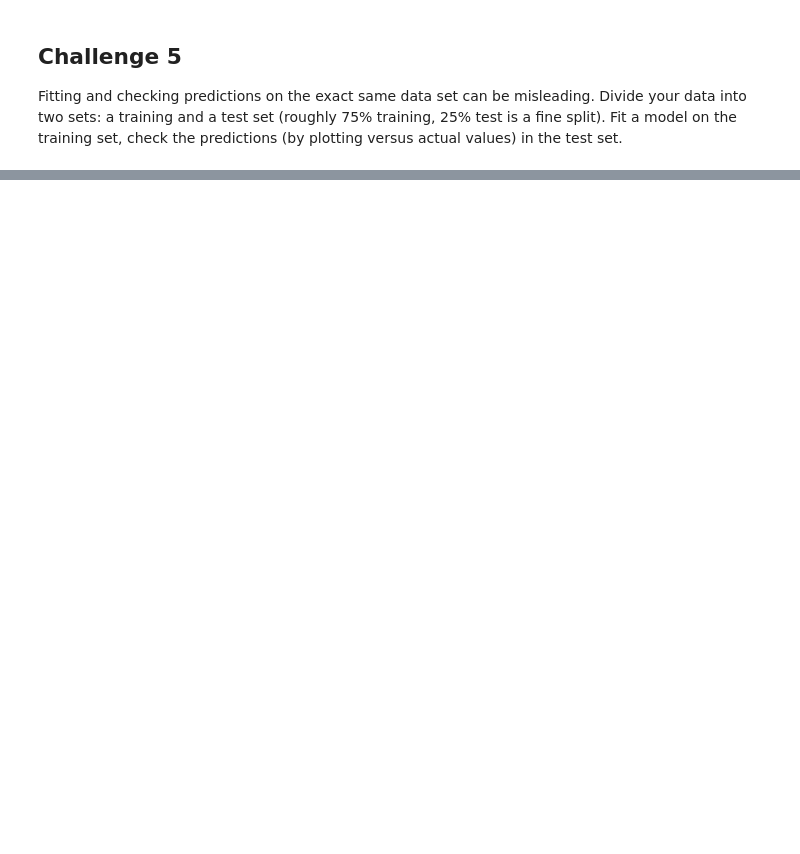
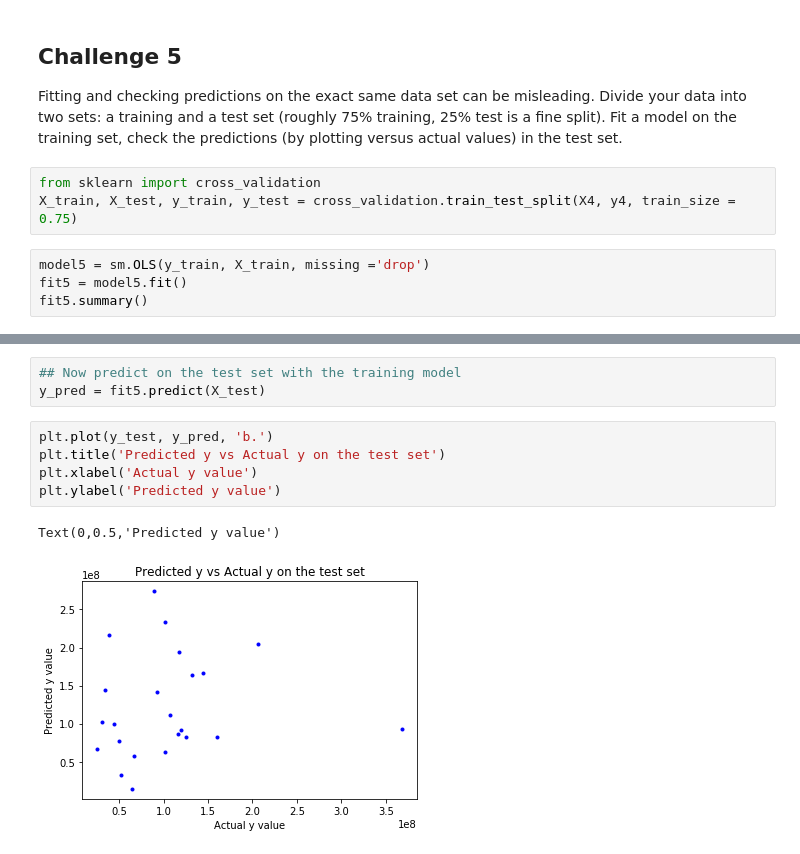
Before and after one commit to kpuryear/Puryear_Metis, a Jupyter notebook: challenges/challenge_5.ipynb, the cells around one changed output, grey strips where cells are left out. Saved outputs shown, nothing was run; the diff lists cells and outputs as text; blank space fills up the shorter version.

```diff
--- a/challenges/challenge_5.ipynb
+++ b/challenges/challenge_5.ipynb
@@ -244,3 +288,10 @@ misleading. Divide your data into two sets: a training and a test set
 (roughly 75% training, 25% test is a fine split). Fit a model on the
 training set, check the predictions (by plotting versus actual values)
 in the test set.
+# %%
+from sklearn import cross_validation
+X_train, X_test, y_train, y_test = cross_validation.train_test_split(X4, y4, train_size = 0.75)
+# %%
+model5 = sm.OLS(y_train, X_train, missing ='drop')
+fit5 = model5.fit()
+fit5.summary()
@@ -246,0 +321,11 @@ in the test set.
+# %%
+## Now predict on the test set with the training model
+y_pred = fit5.predict(X_test)
+# %%
+plt.plot(y_test, y_pred, 'b.')
+plt.title('Predicted y vs Actual y on the test set')
+plt.xlabel('Actual y value')
+plt.ylabel('Predicted y value')
+# %% [output]
+Text(0,0.5,'Predicted y value')
+[figure, added]
```
Also changed, not shown: parts of 7 cells of this notebook.
